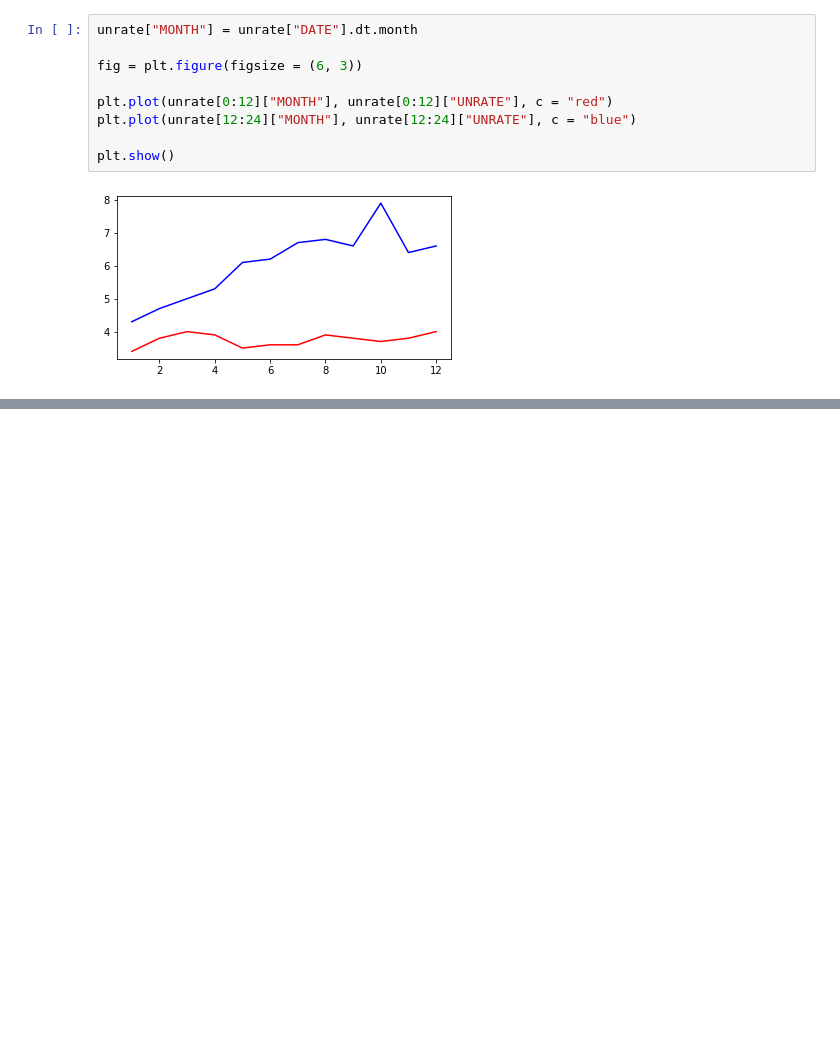
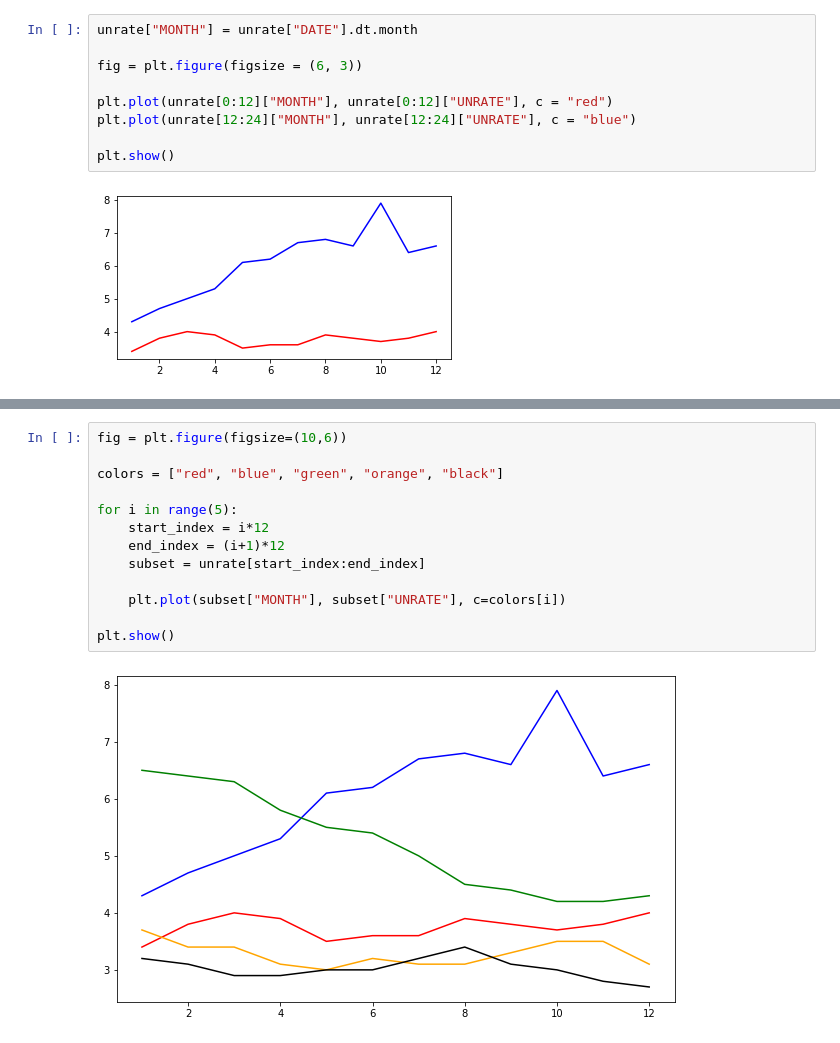
Before and after one commit to brunoharlein/pandas_is_cool, a Jupyter notebook: Cours Pandas.ipynb, the cells around one changed output, grey strips where cells are left out. Cells and saved outputs as stored; diff of their text form; blank space fills up the shorter version.

Commit message:
start new Dataset with graph

```diff
--- a/Cours Pandas.ipynb
+++ b/Cours Pandas.ipynb
@@ -3002,0 +3018,15 @@ plt.show()
+# %%
+fig = plt.figure(figsize=(10,6))
+
+colors = ["red", "blue", "green", "orange", "black"]
+
+for i in range(5):
+    start_index = i*12
+    end_index = (i+1)*12
+    subset = unrate[start_index:end_index]
+
+    plt.plot(subset["MONTH"], subset["UNRATE"], c=colors[i])
+
+plt.show()
+# %% [output]
+[figure, added]
```
Also changed, not shown: parts of 14 cells of this notebook, 1 other file.
